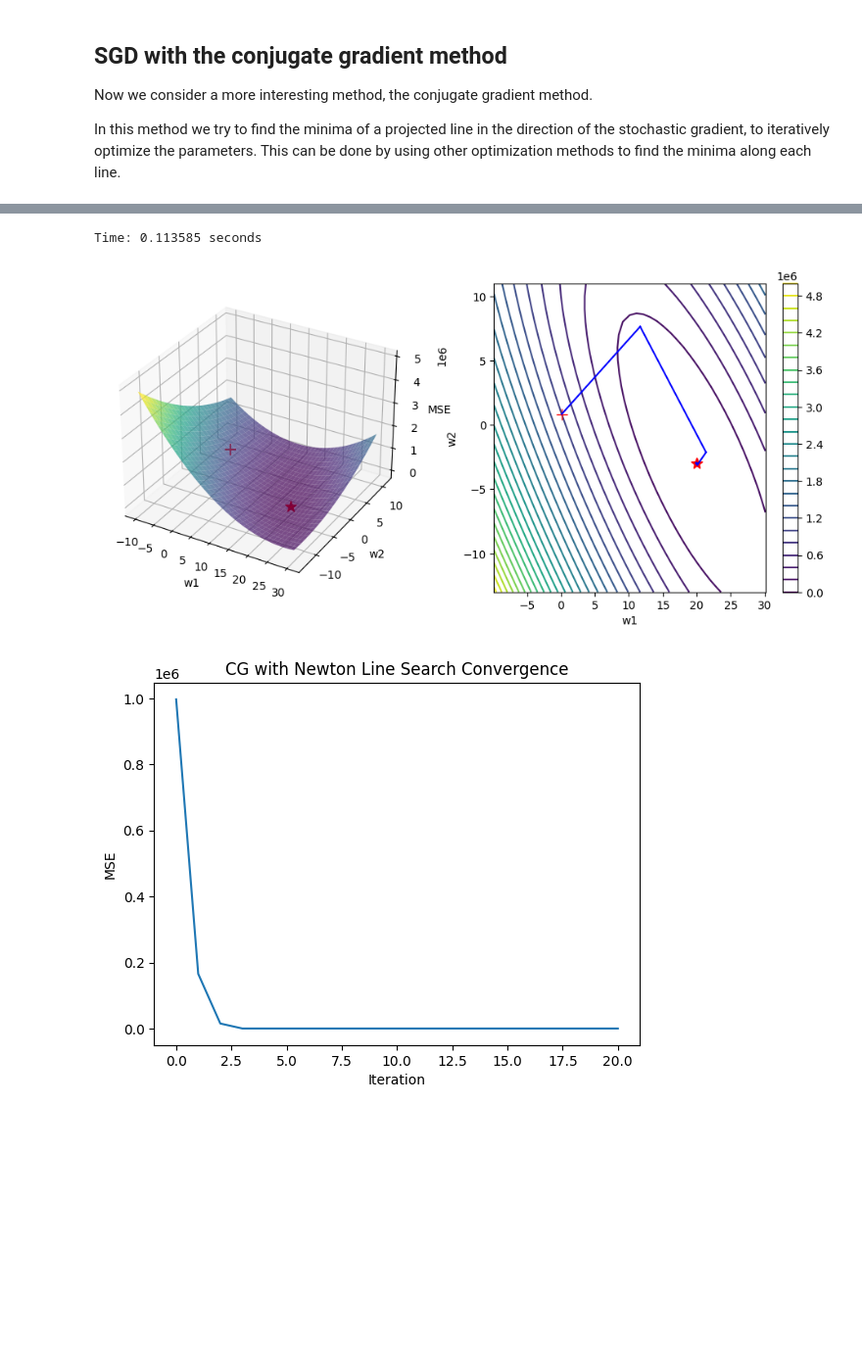
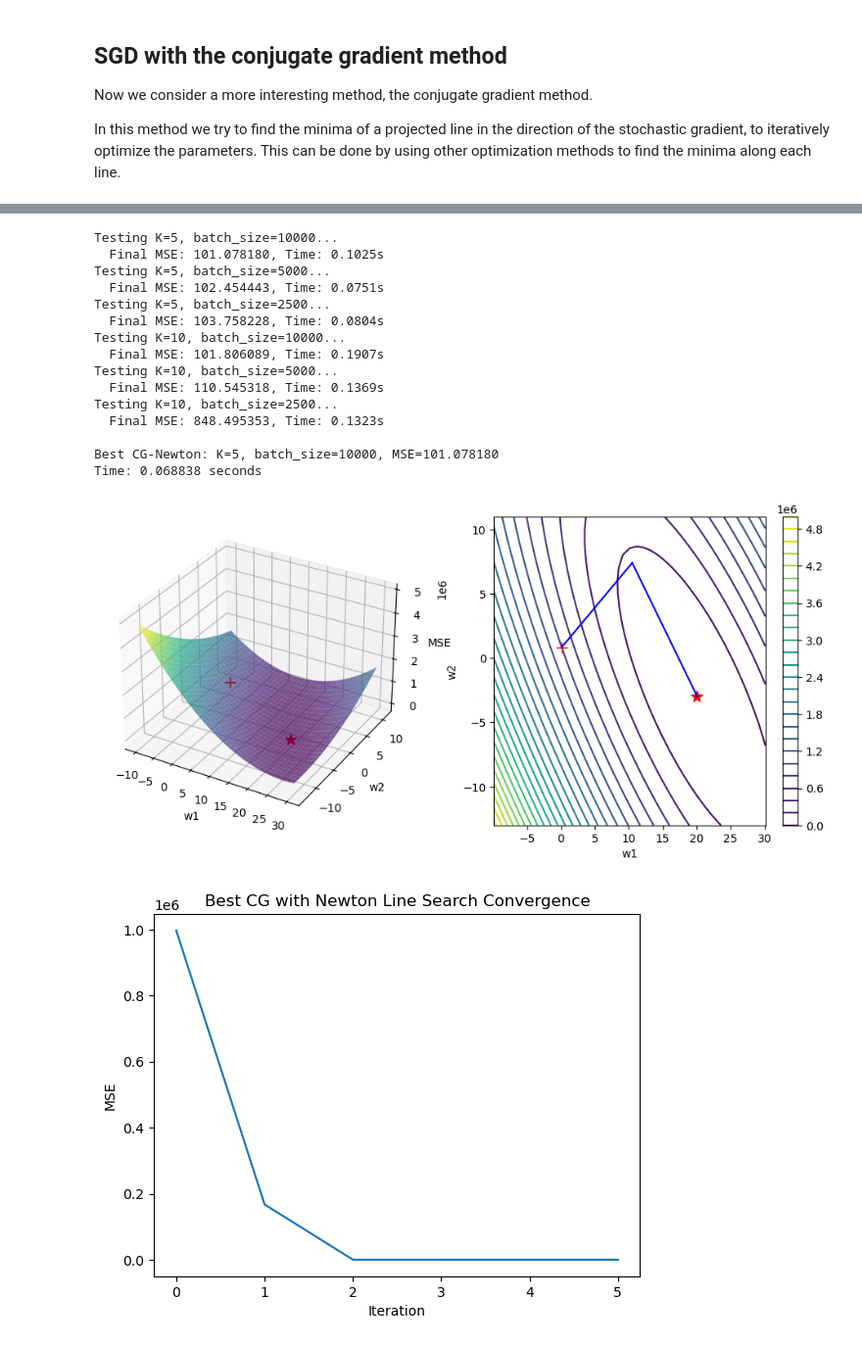
Before and after one commit to kallefrisk/Schoolwork, a Jupyter notebook: Python/DeepLearning/Stochastic_gradient_based_optimization.ipynb, the cells around one changed output, grey strips where cells are left out. Shown at 98% size. Cells and saved outputs as stored; diff of their text form; code cells hidden in the pictures; blank space fills up the shorter version.

```diff
--- a/Python/DeepLearning/Stochastic_gradient_based_optimization.ipynb
+++ b/Python/DeepLearning/Stochastic_gradient_based_optimization.ipynb
@@ -588,7 +986,7 @@ def grad2_eps(rho, X):
         grad2 += tmp**2
     return 2/N * grad2
 
-def cg_mse(K, ws, loss, stochastic_loss, grad_loss, N, verbose=False):
+def cg_mse(K, ws, lr, loss, stochastic_loss, grad_loss, N, verbose=False):
     """Conjugate Gradient method"""
     batch_size = int(N * 0.01)
     history = [loss(ws)]
@@ -606,10 +1004,10 @@ def cg_mse(K, ws, loss, stochastic_loss, grad_loss, N, verbose=False):
             rho = -grad_ws + beta * rho_old
 
         # Naive line search
-        epsilon_star = 0.00001
-        minimum_star = stochastic_loss(ws + epsilon_star * rho, randices)
+        epsilon_star = np.inf
+        minimum_star = np.inf
 
-        epsilons = np.arange(0.00001, 1.0001, 0.0001)
+        epsilons = np.arange(0, 1, lr)[1:]
         for epsilon in epsilons:
             minimum = stochastic_loss(ws + epsilon * rho, randices)
             if minimum < minimum_star:
@@ -688,22 +1145,72 @@ def cg_mse_newton(K, ws, loss, grad_loss, stochastic_grad_eps, stochastic_grad2_
 
     return ws, history
 # %%
-K = 20
+K_values = [5, 10]
+batch_sizes = [N*N, N*N//2, N*N//4]
 
+best_cg_newton_mse = float('inf')
+best_cg_newton_params = None
+best_cg_newton_history = None
+
+for K in K_values:
+    for batch_size in batch_sizes:
+        print(f"Testing K={K}, batch_size={batch_size}...")
+        start_time = time.time()
+        ws_cg_newton, history_cg_newton = cg_mse_newton(
+            K, ws0.copy(), mse1, grad_loss2,
+            stochastic_grad_eps_fn, stochastic_grad2_eps_fn,
+            batch_size, verbose=False
+        )
+        elapsed = time.time() - start_time
+
+        final_mse = history_cg_newton[-1]
+        print(f"  Final MSE: {final_mse:.6f}, Time: {elapsed:.4f}s")
+
+        if final_mse < best_cg_newton_mse:
+            best_cg_newton_mse = final_mse
+            best_cg_newton_params = {'K': K, 'batch_size': batch_size}
+            best_cg_newton_history = history_cg_newton
+
+print(f"\nBest CG-Newton: K={best_cg_newton_params['K']}, "
+      f"batch_size={best_cg_newton_params['batch_size']}, MSE={best_cg_newton_mse:.6f}")
+
+# Run with best parameters
 ax = setup_plot()
 start_time = time.time()
 ws_cg_newton, history_cg_newton = cg_mse_newton(
-    K, ws0.copy(), mse1, grad_loss2, stochastic_grad_eps_fn, stochastic_grad2_eps_fn, N*N, verbose=True)
+    best_cg_newton_params['K'],
+    ws0.copy(),
+    mse1,
+    grad_loss2,
+    stochastic_grad_eps_fn,
+    stochastic_grad2_eps_fn,
+    best_cg_newton_params['batch_size'],
+    verbose=True
+)
 print(f"Time: {time.time() - start_time:.6f} seconds")
 plt.show()
 
 plt.figure()
 plt.plot(range(len(history_cg_newton)), history_cg_newton)
 plt.xlabel('Iteration')
 plt.ylabel('MSE')
-plt.title('CG with Newton Line Search Convergence')
+plt.title('Best CG with Newton Line Search Convergence')
 plt.show()
 # %% [output]
-Time: 0.113585 seconds
+Testing K=5, batch_size=10000...
+  Final MSE: 101.078180, Time: 0.1025s
+Testing K=5, batch_size=5000...
+  Final MSE: 102.454443, Time: 0.0751s
+Testing K=5, batch_size=2500...
+  Final MSE: 103.758228, Time: 0.0804s
+Testing K=10, batch_size=10000...
+  Final MSE: 101.806089, Time: 0.1907s
+Testing K=10, batch_size=5000...
+  Final MSE: 110.545318, Time: 0.1369s
+Testing K=10, batch_size=2500...
+  Final MSE: 848.495353, Time: 0.1323s
+
+Best CG-Newton: K=5, batch_size=10000, MSE=101.078180
+Time: 0.068838 seconds
-[figure, old version]
+[figure, new version]
-[figure, old version]
+[figure, new version]
```
Also changed, not shown: parts of 18 cells of this notebook.
